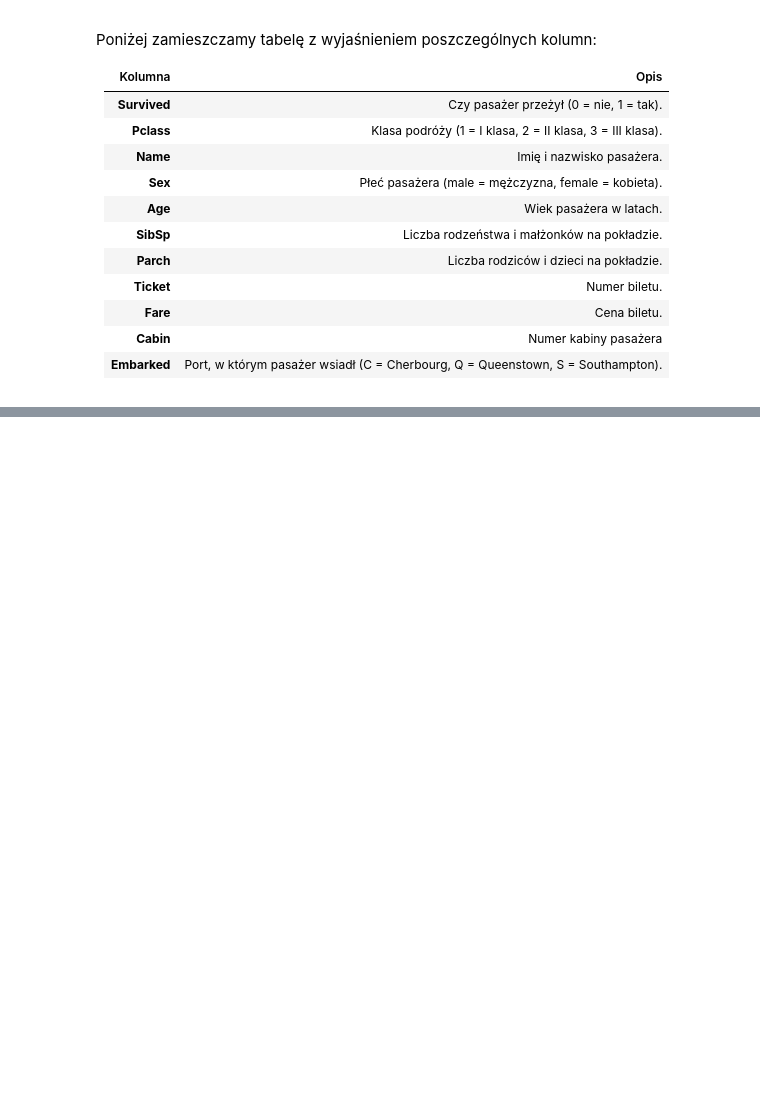
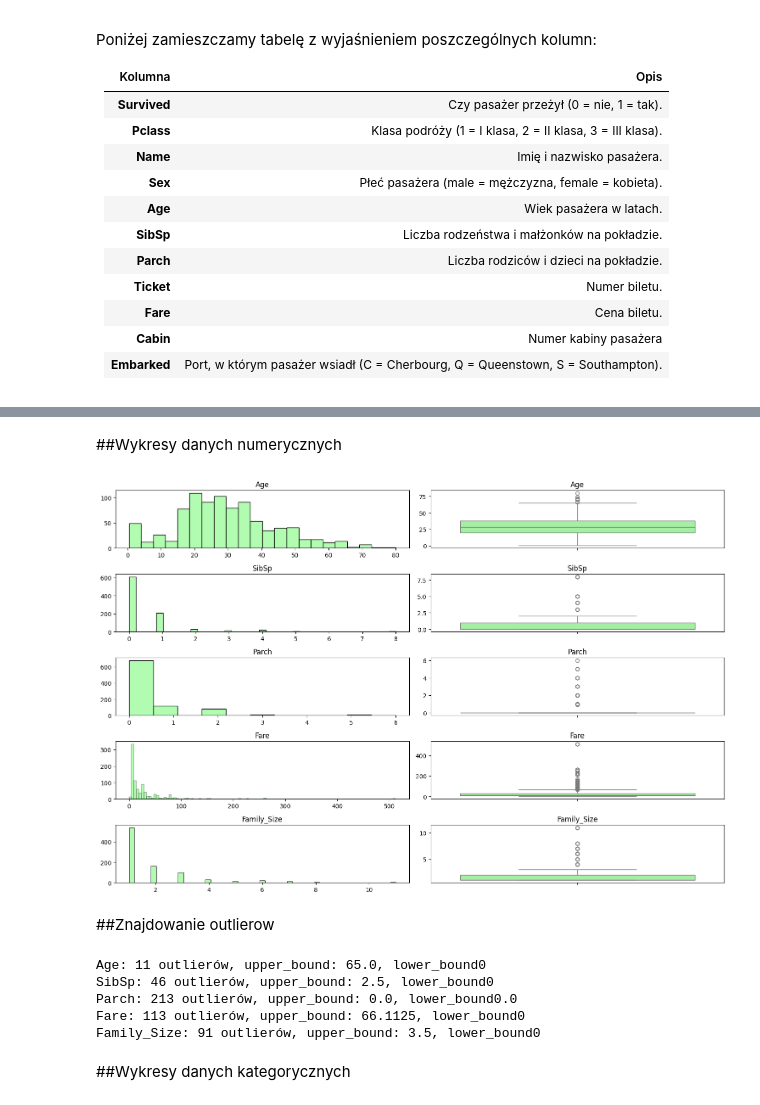
Before and after one commit to Solvro/ml-wakacyjne-wyzwanie-2026, a Jupyter notebook: 01_przetwarzanie_wizualizacja_danych/EDA_zadanie.ipynb, the cells around one changed output, grey strips where cells are left out. Drawn from its saved outputs; the diff is of its cells as text; code cells hidden in the pictures; blank space fills up the shorter version.

```diff
--- a/01_przetwarzanie_wizualizacja_danych/EDA_zadanie.ipynb
+++ b/01_przetwarzanie_wizualizacja_danych/EDA_zadanie.ipynb
@@ -81,0 +145,10 @@ array([nan, 'C', 'E', 'G', 'D', 'A', 'B', 'F', 'T'], dtype=object)
+# %%
+titanic_df['Has_Cabin'] = titanic_df['Cabin'].apply(lambda x: 0 if pd.isna(x) else 1) #dla osoby robiącej review: mam wątpliwość czy Has_Cabin jest potrzebna, bo większośc dnaych w kolumnie Cabin jest pusta,
+                                                                                      #więc jedyne na co wpadłem, to sprawdzić czy to, że ktoś ma uzupełniony numer kabiny daje nam jakieś sensowne infromacje,
+                                                                                      #ale nie mam pojęcia, czy ma to większy sens, więc jakby ktoś dał feedback byłoby superaśnie
+
+titanic_df['Family_Size'] = titanic_df['SibSp'] + titanic_df['Parch'] + 1             #tworzymy kolumne z wielkością rodziny
+
+titanic_df['Is_Alone'] = (titanic_df['Family_Size'] == 1).astype(int)                 #tworzymy kolumne, z tym, czy ktoś był sam
+# %%
+titanic_df = titanic_df.drop(columns=['PassengerId', 'Ticket', 'Cabin', 'Name'])
@@ -81,0 +187,8 @@ array([nan, 'C', 'E', 'G', 'D', 'A', 'B', 'F', 'T'], dtype=object)
+# %%
+age_values = titanic_df['Age'].dropna().values
+missing_age_mask = titanic_df['Age'].isna()
+titanic_df.loc[missing_age_mask, 'Age'] = np.random.choice(age_values, size=missing_age_mask.sum())
+
+titanic_df['Embarked'] = titanic_df['Embarked'].fillna(titanic_df['Embarked'].mode()[0])
+titanic_df['Fare'] = titanic_df.groupby(['Pclass', 'Embarked'])['Fare'].transform(lambda x: x.fillna(x.median()))
+get_missing_data(titanic_df, 0)
@@ -81,0 +209,27 @@ array([nan, 'C', 'E', 'G', 'D', 'A', 'B', 'F', 'T'], dtype=object)
+# %% [markdown]
+##Wykresy danych numerycznych
+# %%
+def plot_numeric(df):
+  numeric_columns = ['Age', 'SibSp', 'Parch', 'Fare', 'Family_Size']
+
+  fig, axes = plt.subplots(len(numeric_columns), 2, figsize=(15, 10))
+
+  for idx, column in enumerate(numeric_columns):
+    sns.histplot(df[column], color = "palegreen", ax = axes[idx][0])
+    axes[idx][0].set_title(f"{column}")
+    axes[idx][0].set_xlabel('')
+    axes[idx][0].set_ylabel('')
+
+    sns.boxplot(df[column], color = "palegreen", ax = axes[idx][1])
+    axes[idx][1].set_title(f"{column}")
+    axes[idx][1].set_xlabel('')
+    axes[idx][1].set_ylabel('')
+
+  plt.tight_layout()
+  plt.show()
+# %%
+plot_numeric(titanic_df)
+# %% [output]
+[figure, added]
+# %% [markdown]
+##Znajdowanie outlierow
@@ -81,0 +248,13 @@ array([nan, 'C', 'E', 'G', 'D', 'A', 'B', 'F', 'T'], dtype=object)
+# %%
+column_names = ['Age', 'SibSp', 'Parch', 'Fare', 'Family_Size']
+for name in column_names:
+    outliers, lower_bound, upper_bound = find_outlier(titanic_df, name)
+    print(f"{name}: {len(outliers)} outlierów, upper_bound: {upper_bound}, lower_bound{lower_bound}")
+# %% [output]
+Age: 11 outlierów, upper_bound: 65.0, lower_bound0
+SibSp: 46 outlierów, upper_bound: 2.5, lower_bound0
+Parch: 213 outlierów, upper_bound: 0.0, lower_bound0.0
+Fare: 113 outlierów, upper_bound: 66.1125, lower_bound0
+Family_Size: 91 outlierów, upper_bound: 3.5, lower_bound0
+# %% [markdown]
+##Wykresy danych kategorycznych
```
Also changed, not shown: parts of 30 cells of this notebook.
